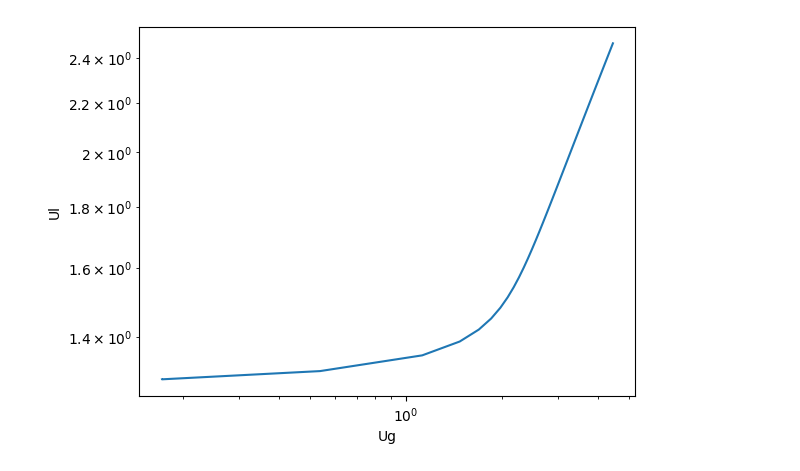
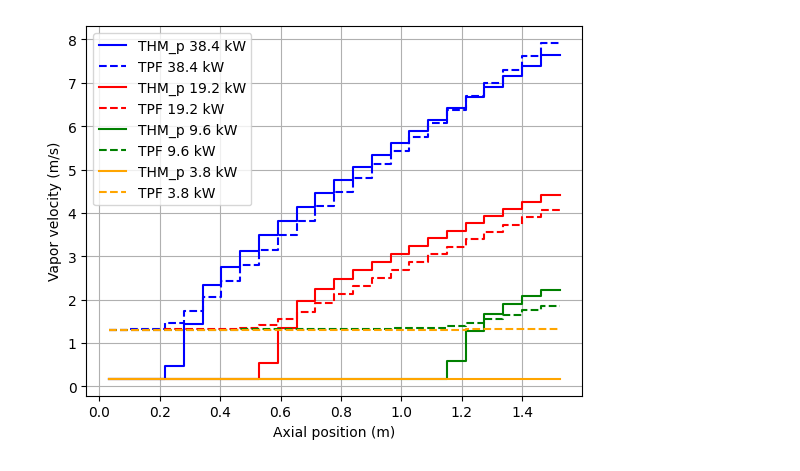
Before and after one commit to clemdoe/THM_prototype, a Jupyter notebook: steadyStateTPF.ipynb, the cells around one changed output. Cells and saved outputs as stored; diff of their text form; code cells hidden in the pictures.

```diff
--- a/steadyStateTPF.ipynb
+++ b/steadyStateTPF.ipynb
@@ -23,7 +23,7 @@ zPlotting = []
 If = 8
 I1 = 3
 # Sensitivity to the meshing parameters
-Iz1 = 75 # number of control volumes in the axial direction, added 70 for comparison with GeN-Foam
+Iz1 = 25 # number of control volumes in the axial direction, added 70 for comparison with GeN-Foam
 # Iz1 = 10, 20, 40, 50, 70, 80 and 160 are supported for the DONJON solution
 
 
@@ -665,16 +665,16 @@ class GFPlotter():
 def readTPF(file_path):
     # Charger les données
     df = pd.read_csv(file_path, delimiter=',', skipinitialspace=True)
-    z = df['zPosition']
+    z = df['zPosition'].astype(float).tolist()
     # Convertir les colonnes de température en float
-    TempVap = df['TempVap'].astype(float)
-    TempLiq = df['TempLiq'].astype(float)
-    TempFuelC = df['TempFuelC'].astype(float)
-    TempStru = df['TempStru'].astype(float)
-    Void = df['Void'].astype(float)
-    Pressure = df['Pressure'].astype(float)
-    VelzVap = df['VelzVap'].astype(float)
-    VelzLiq = df['VelzLiq'].astype(float)
+    TempVap = df['TempVap'].astype(float).tolist()
+    TempLiq = df['TempLiq'].astype(float).tolist()
+    TempFuelC = df['TempFuelC'].astype(float).tolist()
+    TempStru = df['TempStru'].astype(float).tolist()
+    Void = df['Void'].astype(float).tolist()
+    Pressure = df['Pressure'].astype(float).tolist()
+    VelzVap = df['VelzVap'].astype(float).tolist()
+    VelzLiq = df['VelzLiq'].astype(float).tolist()
 
     for i in range(len(z)):
         TempVap[i] = TempVap[i] + 273.15
@@ -707,7 +707,7 @@ for i in range(len(caseMerge)):
     ax.step(caseMerge[i].convection_sol.z_mesh, caseMerge[i].convection_sol.T_water, label=f"THM_p {powers[i]} kW", color=colors[i])
     #ax.step(z[i], TempVap[i], label=f"TPF {powers[i]} kW", linestyle='--', color = colors[i])
     ax.step(z[i], TempLiq[i], label=f"TPF {powers[i]} kW", linestyle='--', color = colors[i])
-ax.set_xlabel("Axial position in m")
+ax.set_xlabel("Axial position (m)")
 ax.set_ylabel("Temperature in K")
 ax.grid()
 ax.legend(loc="best")
@@ -716,26 +716,36 @@ fig1, ax1 = plt.subplots()
 for i in range(len(caseMerge)):
     ax1.step(caseMerge[i].convection_sol.z_mesh, caseMerge[i].convection_sol.voidFraction[-1], label=f"THM_p {powers[i]} kW", color=colors[i])
     ax1.step(z[i], Void[i], label=f"TPF {powers[i]} kW", linestyle='--', color = colors[i])
-ax1.set_xlabel("Axial position in m")
+ax1.set_xlabel("Axial position (m)")
 ax1.set_ylabel("Void fraction")
 ax1.grid()
 ax1.legend(loc="best")
 
 fig2, ax2 = plt.subplots()
-for i in range(len(caseMerge)):
+for i in [0,1]:
     ax2.step(caseMerge[i].convection_sol.z_mesh, caseMerge[i].convection_sol.P[-1], label=f"THM_p {powers[i]} kW", color=colors[i])
     ax2.step(z[i], Pressure[i], label=f"TPF {powers[i]} kW", linestyle='--', color = colors[i])
-ax2.set_xlabel("Axial position in m")
+ax2.set_xlabel("Axial position (m)")
 ax2.set_ylabel("Pressure in Pa")
 ax2.grid()
 ax2.legend(loc="best")
+
+fig23, ax23 = plt.subplots()
+for i in [2,3]:
+    ax23.step(caseMerge[i].convection_sol.z_mesh, caseMerge[i].convection_sol.P[-1], label=f"THM_p {powers[i]} kW", color=colors[i])
+    ax23.step(z[i], Pressure[i], label=f"TPF {powers[i]} kW", linestyle='--', color = colors[i])
+ax23.set_xlabel("Axial position (m)")
+ax23.set_ylabel("Pressure in Pa")
+ax23.grid()
+ax23.legend(loc="best")
+
 
 fig3, ax3 = plt.subplots()
 for i in range(len(caseMerge)):
     ax3.step(caseMerge[i].convection_sol.z_mesh, caseMerge[i].convection_sol.Ul, label=f"THM_p {powers[i]} kW", color=colors[i])
     ax3.step(z[i], VelzLiq[i], label=f"TPF {powers[i]} kW", linestyle='--', color = colors[i])
-ax3.set_xlabel("Axial position in m")
-ax3.set_ylabel("Liquid velocity in m/s")
+ax3.set_xlabel("Axial position (m)")
+ax3.set_ylabel("Liquid velocity (m/s)")
 ax3.grid()
 ax3.legend(loc="best")
 
@@ -743,22 +753,40 @@ fig4, ax4 = plt.subplots()
 for i in range(len(caseMerge)):
     ax4.step(caseMerge[i].convection_sol.z_mesh, caseMerge[i].convection_sol.Ug, label=f"THM_p {powers[i]} kW", color=colors[i])
     ax4.step(z[i], VelzVap[i], label=f"TPF {powers[i]} kW", linestyle='--', color = colors[i])
-ax4.set_xlabel("Axial position in m")
-ax4.set_ylabel("Vapor velocity in m/s")
+ax4.set_xlabel("Axial position (m)")
+ax4.set_ylabel("Vapor velocity (m/s)")
 ax4.grid()
 ax4.legend(loc="best")
 
+fig6, ax6 = plt.subplots()
+for i in range(len(caseMerge)):
+    ax6.step(caseMerge[i].convection_sol.z_mesh, caseMerge[i].convection_sol.U[-1], label=f"THM_p {powers[i]} kW", color=colors[i])
+    ax6.step(z[i], [Void[i][j]*VelzLiq[i][j] + (1-Void[i][j])*VelzVap[i][j] for j in range(len(Void[i]))], label=f"TPF {powers[i]} kW", linestyle='--', color = colors[i])
+ax6.set_xlabel("Axial position (m)")
+ax6.set_ylabel("Mixture velocity (m/s)")
+ax6.grid()
+ax6.legend(loc="best")
+
+fig5, ax5 = plt.subplots()
+for i in [0]:
+    phase_velocity_diff_TPF = np.abs(np.array(VelzLiq[i]) - np.array(VelzVap[i]))
+    pressure_drop_TPF = [abs(Pressure[i][j] - Pressure[i][0]) for j in range(len(Pressure[i]))]
+    phase_velocity_diff_THM = np.abs(np.array(caseMerge[i].convection_sol.Ul) - np.array(caseMerge[i].convection_sol.Ug))
+    pressure_drop_THM = [abs(caseMerge[i].convection_sol.P[-1][j] - caseMerge[i].convection_sol.P[-1][0]) for j in range(len(caseMerge[i].convection_sol.P[-1]))]
+    phase_velocity_diff_TPF_to_THM = [phase_velocity_diff_TPF[j] / (Void[i][j]) for j in range(len(phase_velocity_diff_TPF))]
+    phase_velocity_diff_THM_suppr = np.abs(np.array(caseMerge[i].convection_sol.Ul[5:]) - np.array(caseMerge[i].convection_sol.Ug[5:]))
+    phase_velocity_diff_TPF_suppr = np.abs(np.array(VelzLiq[i][5:]) - np.array(VelzVap[i][5:]))
+    pressure_drop_THM_suppr = [abs(caseMerge[i].convection_sol.P[-1][j] - caseMerge[i].convection_sol.P[-1][0]) for j in range(len(caseMerge[i].convection_sol.P[-1][5:]))]
+    pressure_drop_TPF_suppr = [abs(Pressure[i][j] - Pressure[i][0]) for j in range(len(Pressure[i][5:]))]
+    ax5.plot(phase_velocity_diff_TPF, pressure_drop_TPF, label=f"TPF {powers[i]} kW", linestyle='--', color = colors[i])
+    ax5.plot(phase_velocity_diff_THM, pressure_drop_THM, label=f"THM_p {powers[i]} kW", color=colors[i])
+    ax5.plot(phase_velocity_diff_TPF_to_THM, pressure_drop_TPF, label=f"phase velo changed /Void {powers[i]} kW", color=colors[i], linestyle='-.')
+    ax5.plot(phase_velocity_diff_THM_suppr, pressure_drop_THM_suppr, label=f"phase velo suppr {powers[i]} kW", color=colors[i], linestyle=':')
+    ax5.plot(phase_velocity_diff_TPF_suppr, pressure_drop_TPF_suppr, label=f"TPF suppr {powers[i]} kW", linestyle='--', color = colors[i])
+ax5.set_xlabel("Phase Velocity Difference (m/s)")
+ax5.set_ylabel("Pressure Drop (Pa)")
+ax5.grid()
+ax5.legend(loc="best")
+
 plt.show()
-
-print(f'Ug')
-print(caseMerge[1].convection_sol.Ug)
-print(f'Ul')
-print(caseMerge[1].convection_sol.Ul)
-print(f'void')
-print(caseMerge[1].convection_sol.voidFraction[-1])
-plt.loglog(caseMerge[1].convection_sol.Ug, caseMerge[1].convection_sol.Ul)
-plt.xlabel('Ug')
-plt.ylabel('Ul')
-for i in range(len(caseMerge[1].convection_sol.Ug)):
-    print(caseMerge[1].convection_sol.Ug[i])
 # %% [output]
@@ -787 +798 @@ void
-[figure, old version]
+[figure, new version]
```
Also changed, not shown: parts of 4 cells of this notebook, 7 other files.
